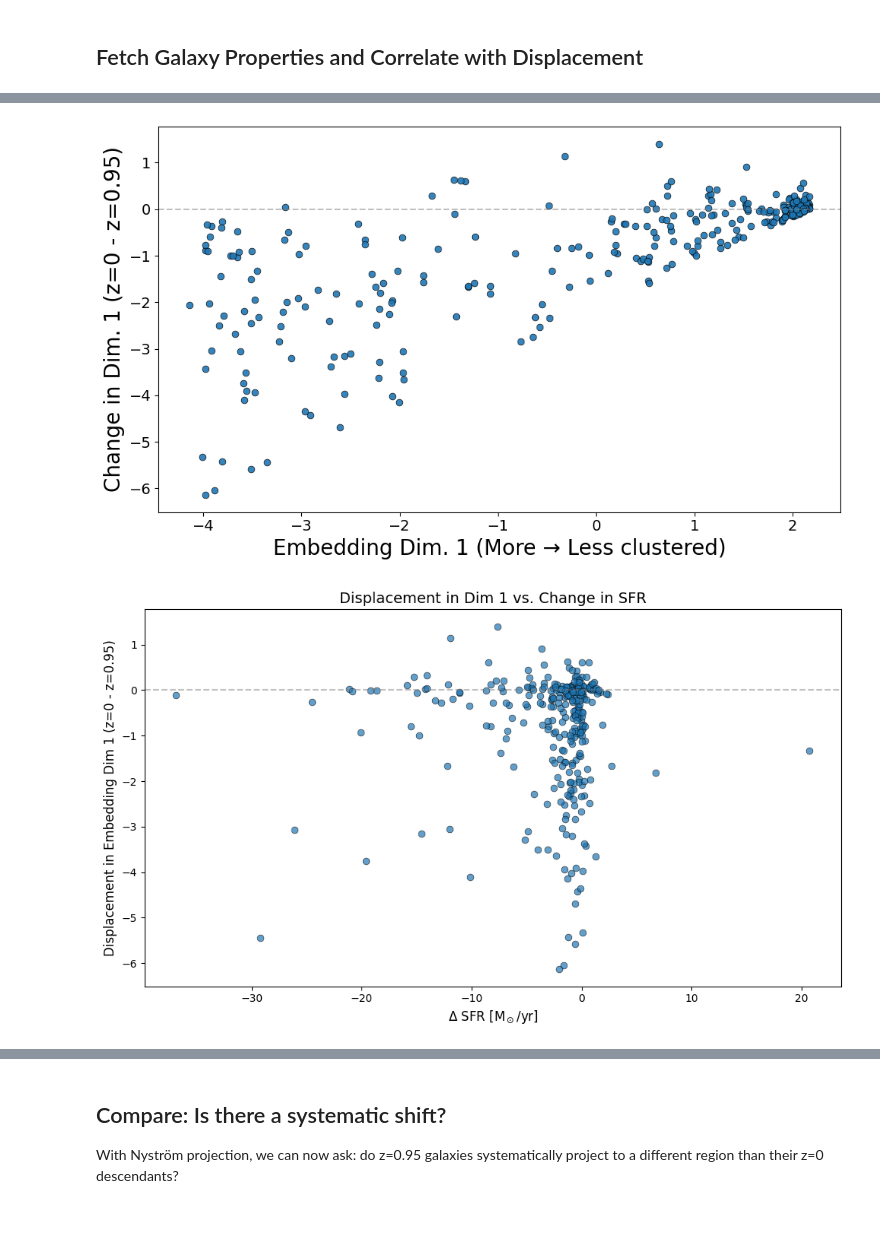
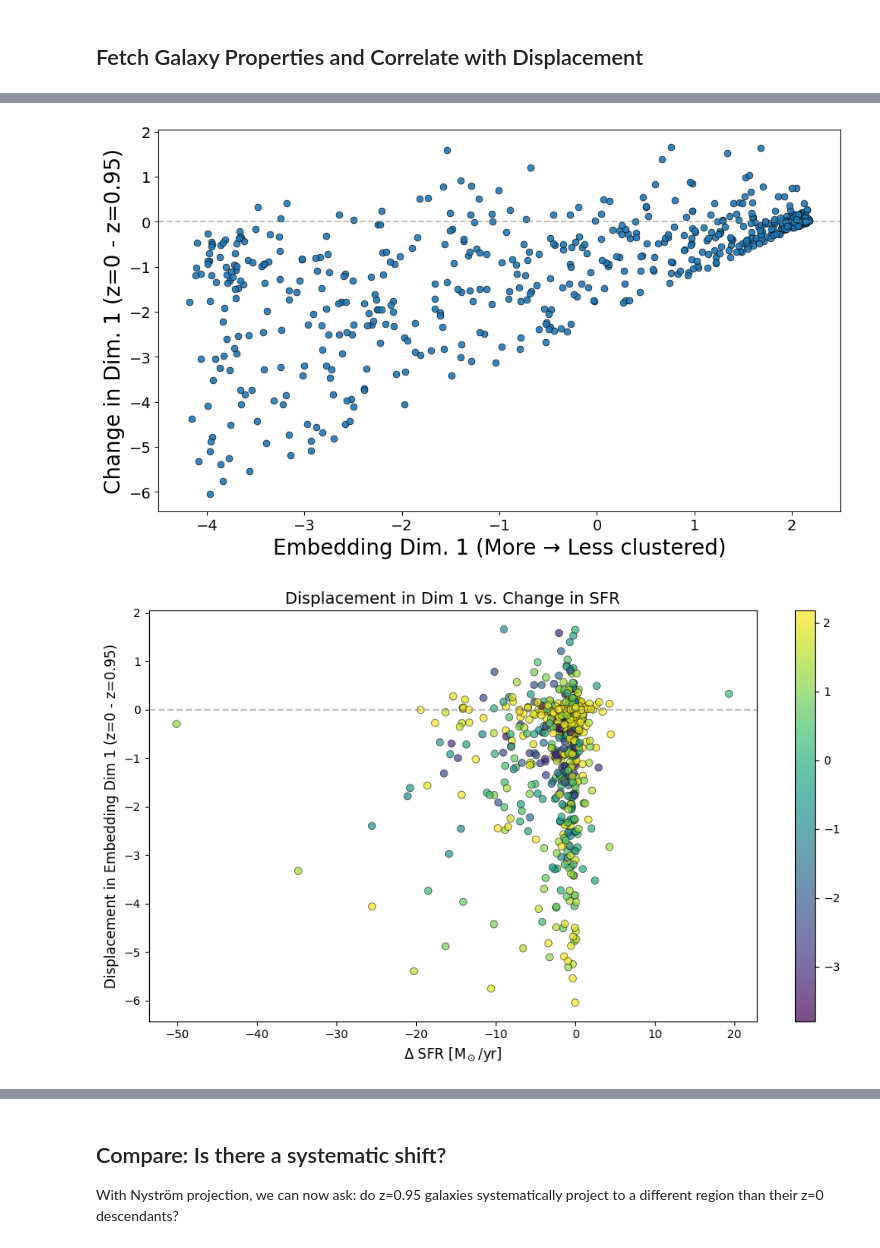
Before and after one commit to asmuzsoy/galaxy-manifolds, a Jupyter notebook: nystrom_projection.ipynb, the cells around one changed output, grey strips where cells are left out. Drawn from its saved outputs; the diff is of its cells as text; code cells hidden in the pictures; blank space fills up the shorter version.

Commit message:
fetching more galaxies but stellar mass is not working

```diff
--- a/nystrom_projection.ipynb
+++ b/nystrom_projection.ipynb
@@ -297,7 +297,7 @@ def find_progenitor_at_snapshot_api(subfind_id, snap_descendant, snap_target):
         return None
 # %%
 # Look up progenitors for sample galaxies
-NUM_SAMPLE = 20
+NUM_SAMPLE = 1000
 
 print(f"Looking up progenitors for {NUM_SAMPLE} galaxies...")
 
@@ -433,6 +433,7 @@ subfind_z1_list = [p['subfind_z1'] for p in matched_pairs]
 
 sfr_z095 = []
 mass_z095 = []
+stellar_mass_z095 = []
 metallicity_z095 = []
 headers = {"api-key": API_KEY}
 
@@ -445,14 +446,17 @@ for i, subfind_id in enumerate(subfind_z1_list):
         sfr_z095.append(data.get('sfr', np.nan))
         mass_z095.append(data.get('mass', np.nan))
         metallicity_z095.append(data.get('starmetallicity', np.nan))
+        stellar_mass_z095.append(data.get('stellar_mass', np.nan))
     else:
         sfr_z095.append(np.nan)
         mass_z095.append(np.nan)
         metallicity_z095.append(np.nan)
+        stellar_mass_z095.append(np.nan)
 
 sfr_z095 = np.array(sfr_z095)
 mass_z095 = np.array(mass_z095)
 metallicity_z095 = np.array(metallicity_z095)
+stellar_mass_z095 = np.array(stellar_mass_z095)
 
 print(f"Fetched properties for {np.sum(~np.isnan(sfr_z095))} galaxies")
 # %% [output]
@@ -467,6 +471,7 @@ subfind_z0_list = [p['subfind_z0'] for p in matched_pairs]
 sfr_z0 = []
 mass_z0 = []
 metallicity_z0 = []
+stellar_mass_z0 = []
 
 for i, subfind_id in enumerate(subfind_z0_list):
     url = f"{base_url}/snapshots/{SNAP_Z0}/subhalos/{int(subfind_id)}"
@@ -477,14 +482,17 @@ for i, subfind_id in enumerate(subfind_z0_list):
         sfr_z0.append(data.get('sfr', np.nan))
         mass_z0.append(data.get('mass', np.nan))
         metallicity_z0.append(data.get('starmetallicity', np.nan))
+        stellar_mass_z0.append(data.get('stellar_mass', np.nan))
     else:
         sfr_z0.append(np.nan)
         mass_z0.append(np.nan)
         metallicity_z0.append(np.nan)
+        stellar_mass_z0.append(np.nan)
 
 sfr_z0 = np.array(sfr_z0)
 mass_z0 = np.array(mass_z0)
 metallicity_z0 = np.array(metallicity_z0)
+stellar_mass_z0 = np.array(stellar_mass_z0)
 
 print(f"Fetched properties for {np.sum(~np.isnan(sfr_z0))} galaxies")
 # %% [output]
@@ -569,17 +599,18 @@ plt.yticks(fontsize=14)
 plt.tight_layout()
 plt.show()
 # %% [output]
-[figure, old version]
+[figure, new version]
 # %%
 # plot displacement in dim 1 vs. change in sfr
 fig, ax = plt.subplots(figsize=(10, 6))
 valid = ~np.isnan(delta_sfr) & ~np.isinf(delta_sfr)
-ax.scatter(delta_sfr[valid], displacement[:, 0][valid], s=40, alpha=0.7, edgecolors='k', linewidths=0.5)
+s = ax.scatter(delta_sfr[valid], displacement[:, 0][valid], s=40, alpha=0.7, edgecolors='k', linewidths=0.5, c =coords_z095_projected[:, 0][valid], cmap='viridis')
 ax.axhline(0, color='gray', linestyle='--', alpha=0.5)
 ax.set_xlabel('Δ SFR [M$_\odot$/yr]', fontsize=12)
 ax.set_ylabel('Displacement in Embedding Dim 1 (z=0 - z=0.95)', fontsize=12)
 ax.set_title('Displacement in Dim 1 vs. Change in SFR', fontsize=14)
+plt.colorbar(s)
 plt.tight_layout()
 plt.show()
 # %% [output]
-[figure, old version]
+[figure, new version]
```
Also changed, not shown: parts of 18 cells of this notebook.
